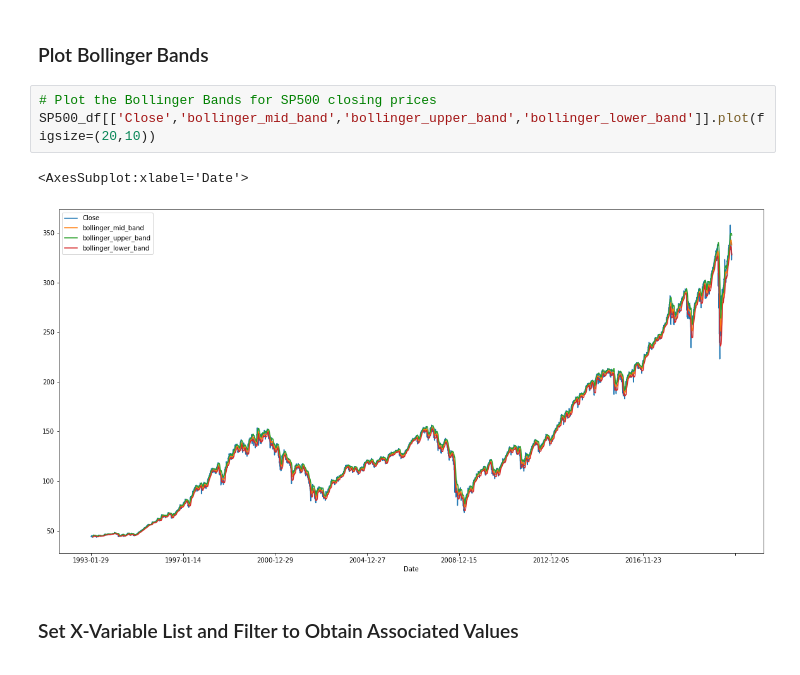
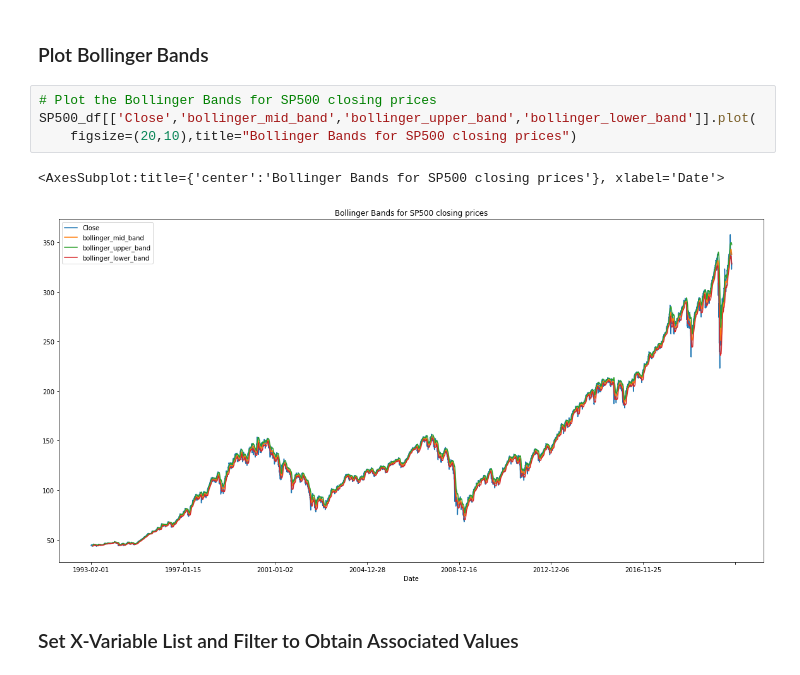
Before and after one commit to JessicaDeCunha/Machine-Learning-Models-in-Algorithmic-Trading, a Jupyter notebook: Algorithmic_trading.ipynb, the cells around one changed output. Cells and saved outputs as stored; diff of their text form.

```diff
--- a/Algorithmic_trading.ipynb
+++ b/Algorithmic_trading.ipynb
@@ -195,10 +198,11 @@ SP500_df
 ### Plot Bollinger Bands
 # %%
 # Plot the Bollinger Bands for SP500 closing prices
-SP500_df[['Close','bollinger_mid_band','bollinger_upper_band','bollinger_lower_band']].plot(figsize=(20,10))
+SP500_df[['Close','bollinger_mid_band','bollinger_upper_band','bollinger_lower_band']].plot(
+    figsize=(20,10),title="Bollinger Bands for SP500 closing prices")
 # %% [output]
-<AxesSubplot:xlabel='Date'>
+<AxesSubplot:title={'center':'Bollinger Bands for SP500 closing prices'}, xlabel='Date'>
-[figure, old version]
+[figure, new version]
 # %% [markdown]
 ### Set X-Variable List and Filter to Obtain Associated Values
 # %%
```
Also changed, not shown: parts of 6 cells of this notebook, 7 other files.
